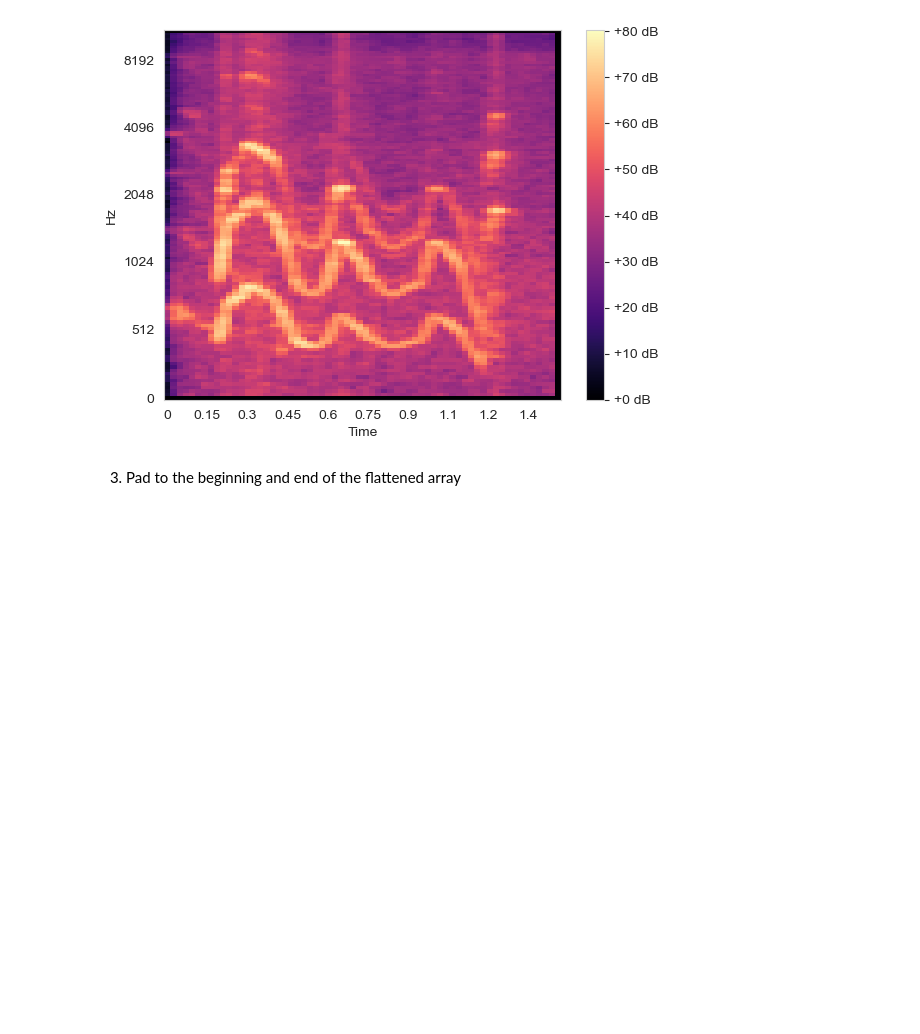
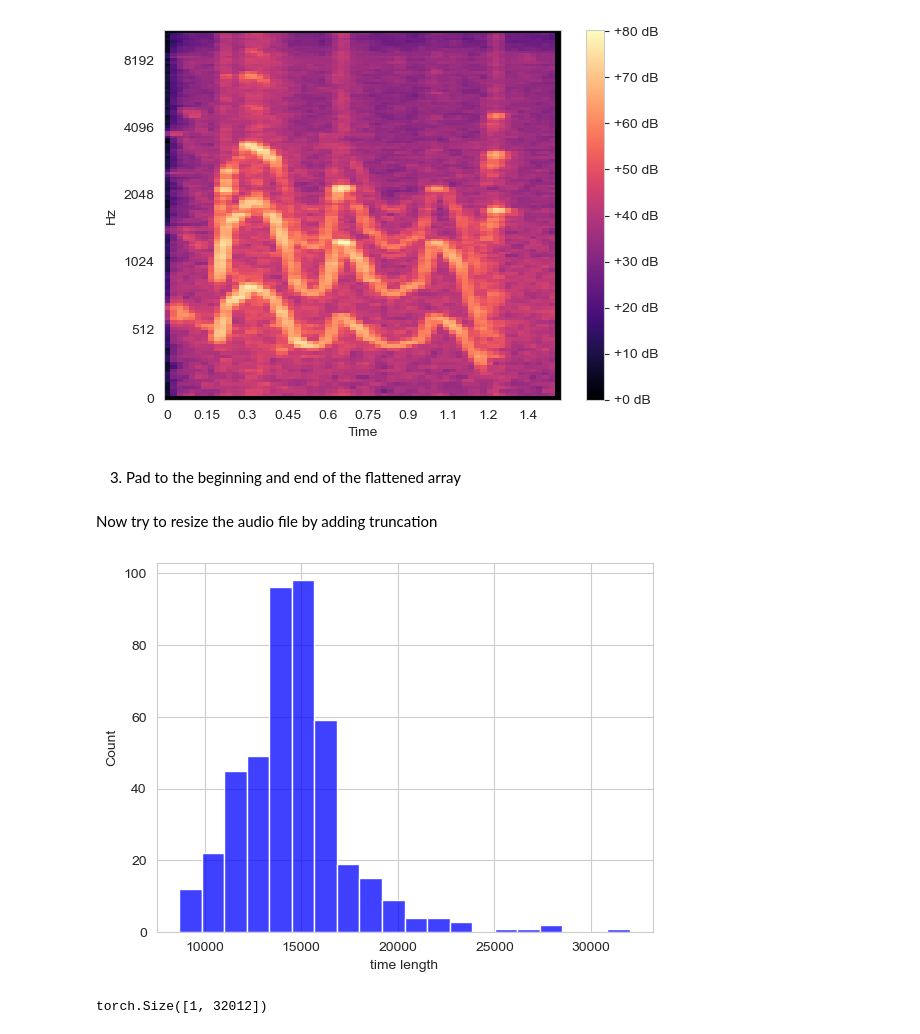
Before and after one commit to jinjingleayi/meow-by-meow, a Jupyter notebook: src/data_handling/specgram_vectorization.ipynb, the cells around one changed output. Cells and saved outputs as stored; diff of their text form; code cells hidden in the pictures; blank space fills up the shorter version.

Commit message:
added pad and truncated data processing

```diff
--- a/src/data_handling/specgram_vectorization.ipynb
+++ b/src/data_handling/specgram_vectorization.ipynb
@@ -43,6 +50,16 @@ plt.colorbar(format='%+2.0f dB')
 [figure]
 # %% [markdown]
 restore specgrams for all the data
+# %%
+##check all file has the same sampleing rate and channel number
+data_fps = glob.glob(os.path.join(data_dir, '*'))
+for data_fp in data_fps:
+    datalib, ratelib = torchaudio.load(data_fp)
+    #print(datalib.shape[0])
+    if datalib.shape[0] != 1:
+        print("diff channel number")
+    if ratelib != 8000:
+        print("diff sampling rate")
 # %%
 #save figures for all the data
 data_fps = glob.glob(os.path.join(data_dir, '*'))
@@ -168,3 +185,19 @@ for i in range(len(arrs_flat)):
 mel_flat_pad_nparray = np.array(arrs_flat_pad)
 # %%
 np.save('../../data/processed_data/specgram_db_pad_flatten.npy',mel_flat_pad_nparray)
+# %% [markdown]
+Now try to resize the audio file by adding truncation
+# %%
+## find out how many time shall I perserve
+shapelst = []
+for data_fp in data_fps:
+    datalib, ratelib = torchaudio.load(data_fp)
+    shapelst.append(datalib.shape[1])
+# %%
+sns.histplot(shapelst, bins=20, color='blue', kde=False)
+
+plt.xlabel('time length')
+
+plt.show()
+# %% [output]
+[figure, added]
@@ -170,0 +230,5 @@ np.save('../../data/processed_data/specgram_db_pad_flatten.npy',mel_flat_pad_npa
+# %%
+aud = torchaudio.load(data_fp_sp)
+aud[0].shape
+# %% [output]
+torch.Size([1, 32012])
```
Also changed, not shown: parts of 16 cells of this notebook.
